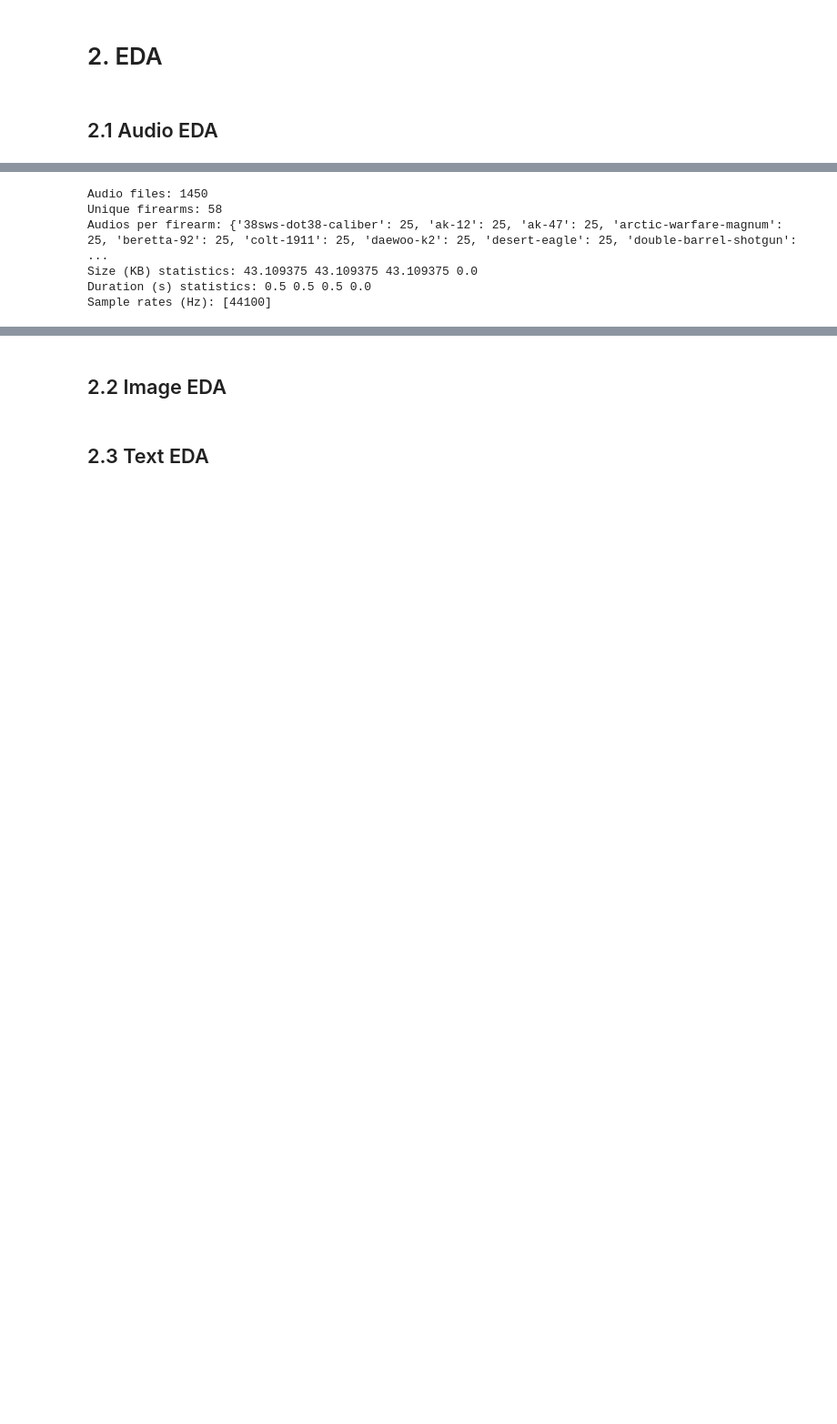
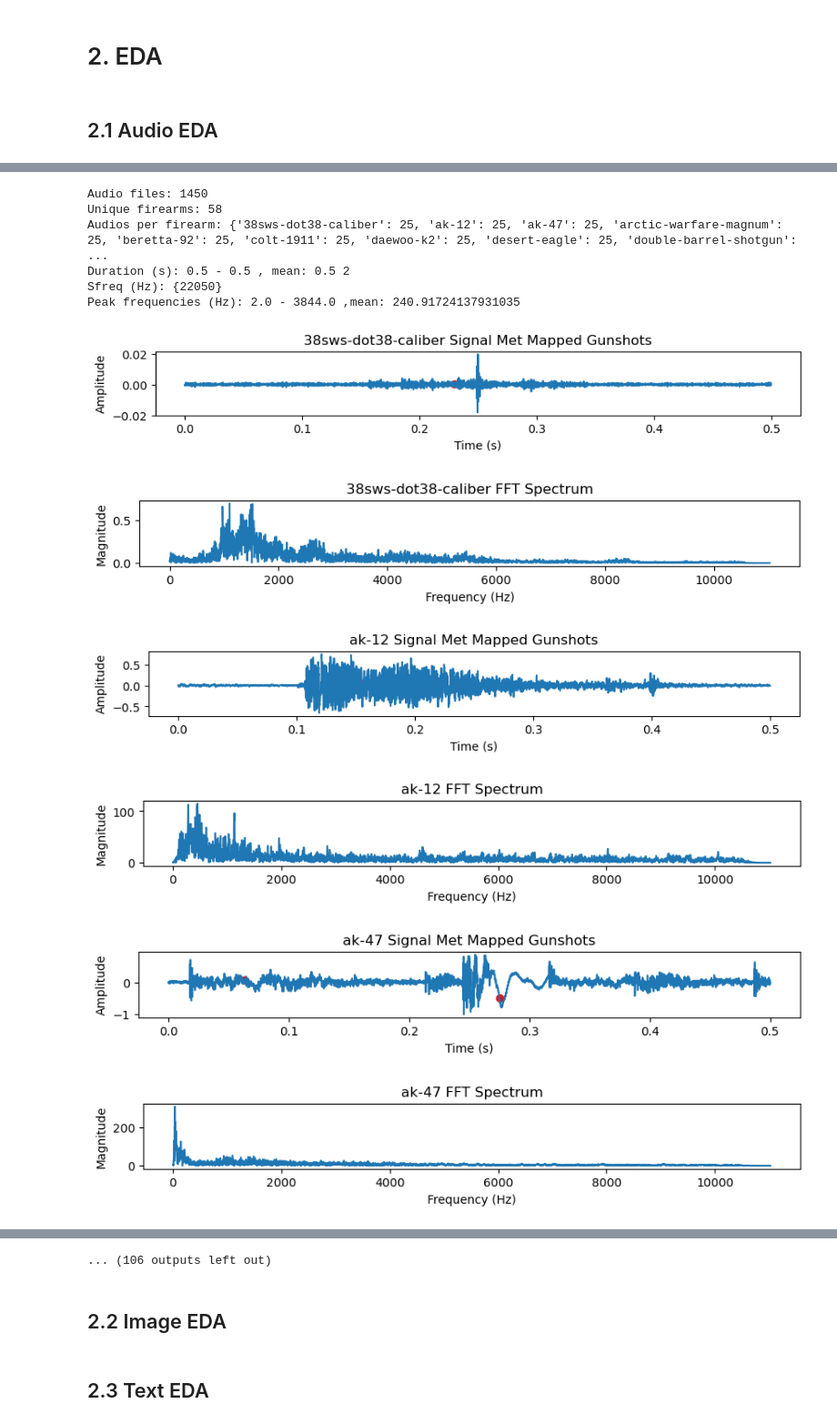
Before and after one commit to 24087068/sleeping_api-s, a Jupyter notebook: main.ipynb, the cells around one changed output, grey strips where cells are left out. Shown at 91% size. Drawn from its saved outputs; the diff is of its cells as text; code cells hidden in the pictures; blank space fills up the shorter version.

Commit message:
audio eda + preprocessing inital and text web scraping testing

```diff
--- a/main.ipynb
+++ b/main.ipynb
@@ -115,10 +70,17 @@ Wat wisten al dat audios waaren noramlized en dus het "loudeness" nivou is niet
 # %%
 from audio_dataset import audio_eda
-audio_df, counts, dur, srates, sizes = audio_eda("data/audio/original_dataset")
+audio_df, counts, dur, srates, peak_freqs = audio_eda("data/audio/original_dataset")
+print(audio_df.head())
 # %% [output]
 Audio files: 1450
 Unique firearms: 58
 Audios per firearm: {'38sws-dot38-caliber': 25, 'ak-12': 25, 'ak-47': 25, 'arctic-warfare-magnum': 25, 'beretta-92': 25, 'colt-1911': 25, 'daewoo-k2': 25, 'desert-eagle': 25, 'double-barrel-shotgun':  ...
-Size (KB) statistics: 43.109375 43.109375 43.109375 0.0
-Duration (s) statistics: 0.5 0.5 0.5 0.0
-Sample rates (Hz): [44100]
+Duration (s): 0.5 - 0.5 , mean: 0.5 2
+Sfreq (Hz): {22050}
+Peak frequencies (Hz): 2.0 - 3844.0 ,mean: 240.91724137931035
+[figure, added]
+[figure, added]
+[figure, added]
+[figure, added]
+[figure, added]
+[figure, added]
@@ -125,3 +92,4 @@ Sample rates (Hz): [44100]
+... (106 outputs left out)
 # %% [markdown]
 ## 2.2 Image EDA
 # %% [markdown]
```
Also changed, not shown: parts of 13 cells of this notebook, 1 other file.
